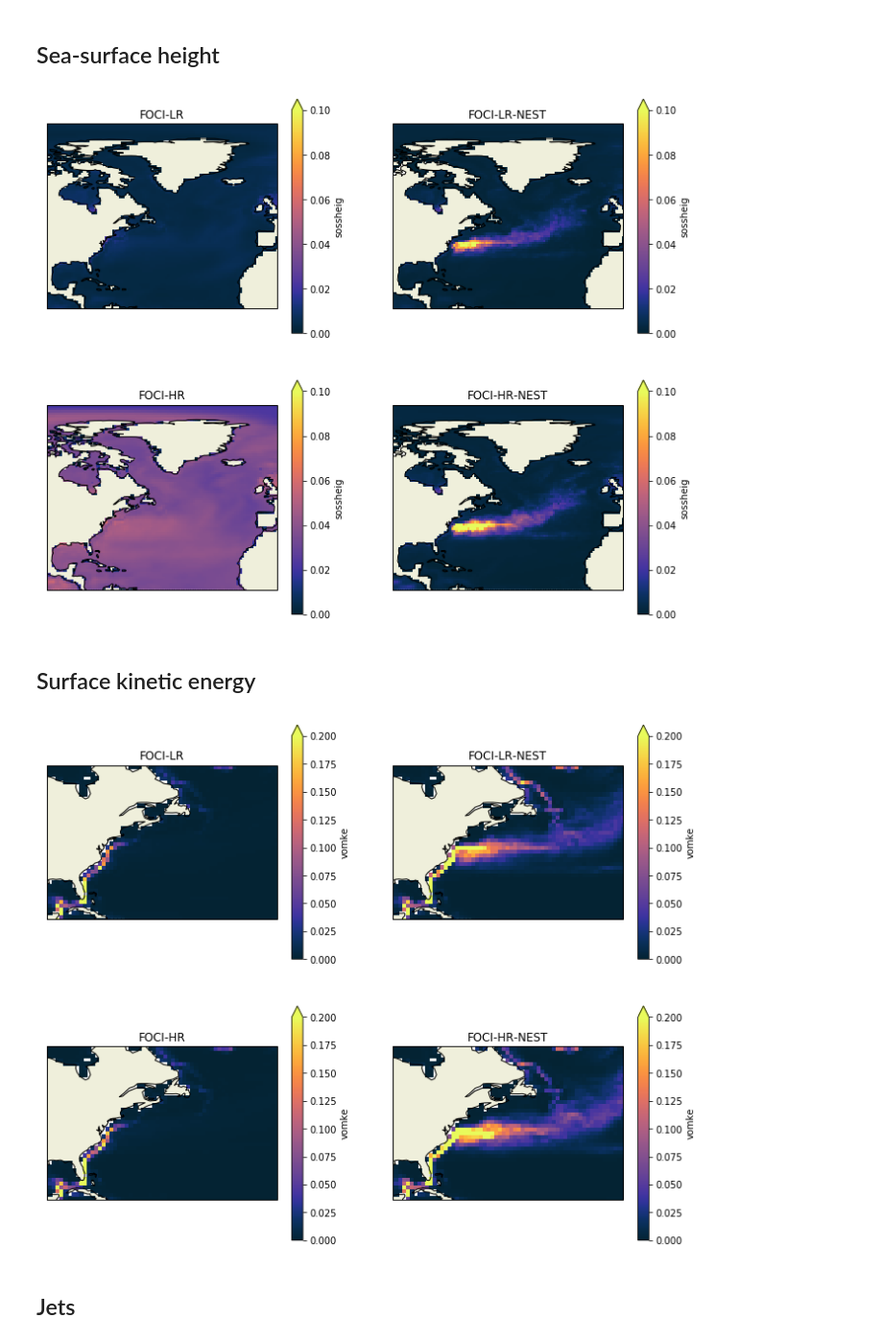
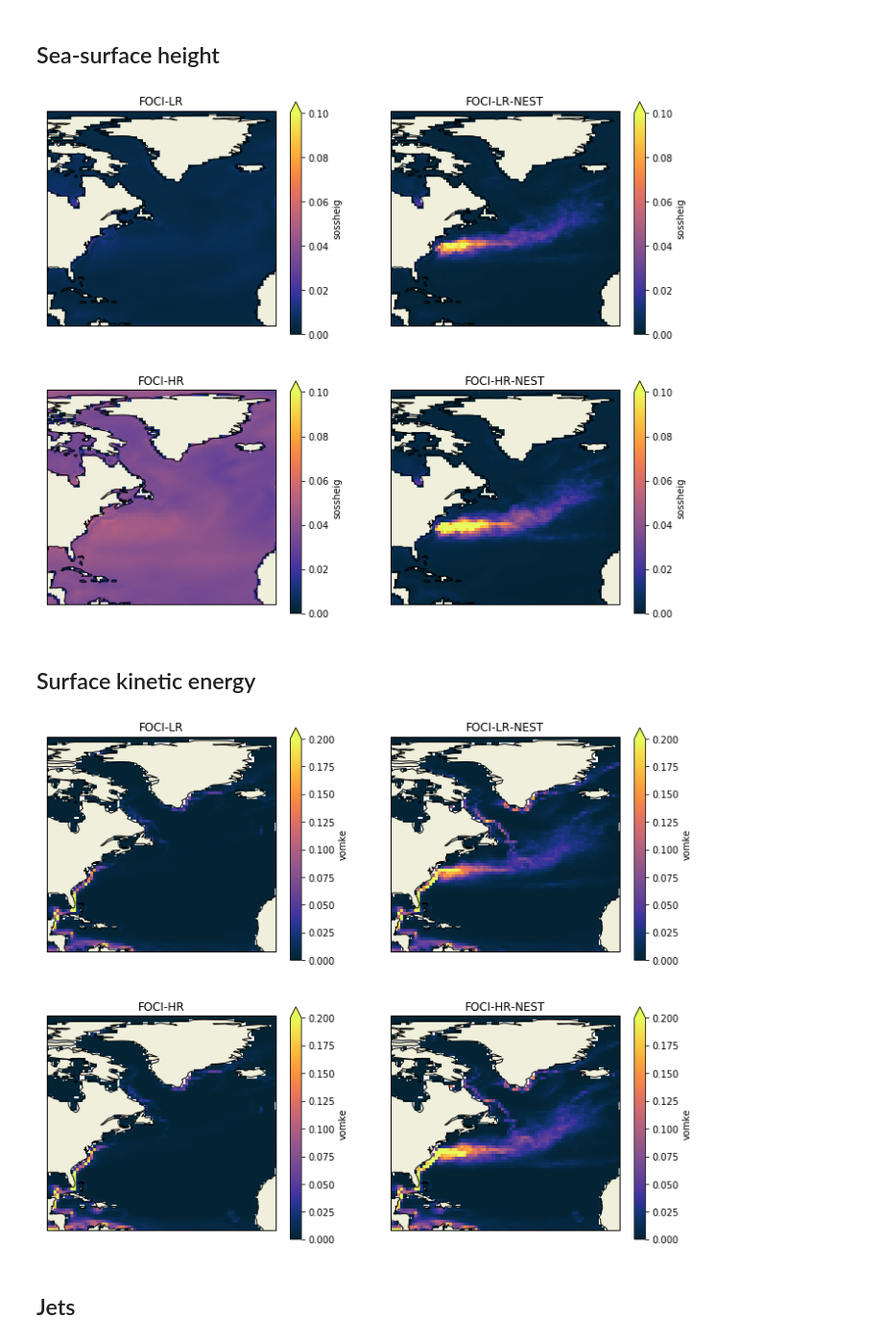
Before and after one commit to joakimkjellsson/notebooks_foci-oifs-agrif, a Jupyter notebook: Diagnostics-biases.ipynb, the cells around one changed output. Shown at 96% size. Cells and saved outputs as stored; diff of their text form; code cells hidden in the pictures.

```diff
--- a/Diagnostics-biases.ipynb
+++ b/Diagnostics-biases.ipynb
@@ -235,12 +235,12 @@ axs[3].set_title('FOCI-HR-NEST')
 
 for ax in axs:
     ax.coastlines()
-    ax.set_extent([-100,0,10,90],crs=prj)
+    ax.set_extent([-90,-10,10,85],crs=prj)
     ax.add_feature(cartopy.feature.LAND)
 
 fig.savefig('ssh_variance.png',format='png',dpi=600)
 # %% [output]
-[figure, old version]
+[figure, new version]
 # %% [markdown]
 ## Surface kinetic energy
 # %%
@@ -272,35 +272,35 @@ prj = ccrs.PlateCarree()
 smin1 = 0
 smax1 = 0.2
 cmap1 = cmocean.cm.thermal
 
 fig = plt.figure(figsize=(12,10))
 axs = []
 axs.append( fig.add_subplot(2,2,1,projection=prj) )
 axs.append( fig.add_subplot(2,2,2,projection=prj) )
 axs.append( fig.add_subplot(2,2,3,projection=prj) )
 axs.append( fig.add_subplot(2,2,4,projection=prj) )
 
 mke_foci_lr.isel(deptht=0).sel(season='DJF').plot(ax=axs[0],cmap=cmap1,vmin=smin1,vmax=smax1)
 
 mke_foci_lr_nest.isel(deptht=0).sel(season='DJF').plot(ax=axs[1],cmap=cmap1,vmin=smin1,vmax=smax1)
 
 mke_foci_hr.isel(deptht=0).sel(season='DJF').plot(ax=axs[2],cmap=cmap1,vmin=smin1,vmax=smax1)
 
 mke_foci_hr_nest.isel(deptht=0).sel(season='DJF').plot(ax=axs[3],cmap=cmap1,vmin=smin1,vmax=smax1)
 
 axs[0].set_title('FOCI-LR')
 axs[1].set_title('FOCI-LR-NEST')
 axs[2].set_title('FOCI-HR')
 axs[3].set_title('FOCI-HR-NEST')
 
 for ax in axs:
     ax.coastlines()
-    ax.set_extent([-90,-30,20,60],crs=prj)
+    ax.set_extent([-90,-10,10,85],crs=prj)
     ax.add_feature(cartopy.feature.LAND)
 
 fig.savefig('mke_1m.png',format='png',dpi=600)
 # %% [output]
-[figure, old version]
+[figure, new version]
 # %% [markdown]
 ## Jets
 # %%
```
Also changed, not shown: parts of 9 cells of this notebook, 4 other files.
